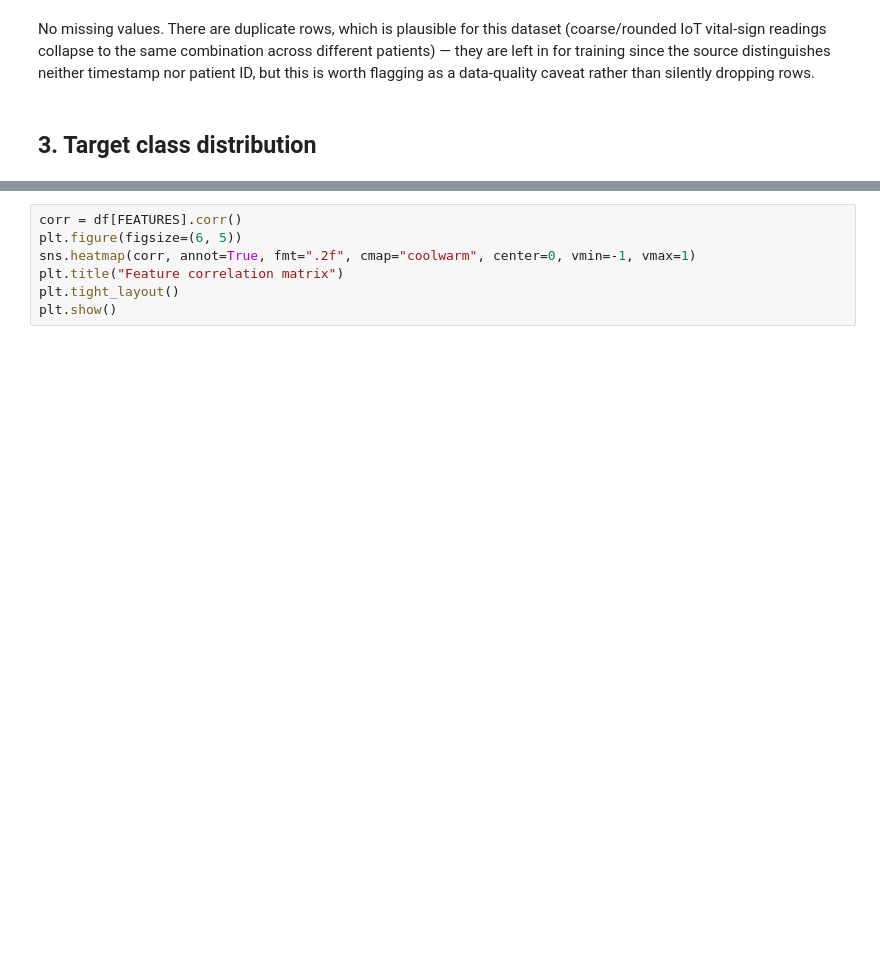
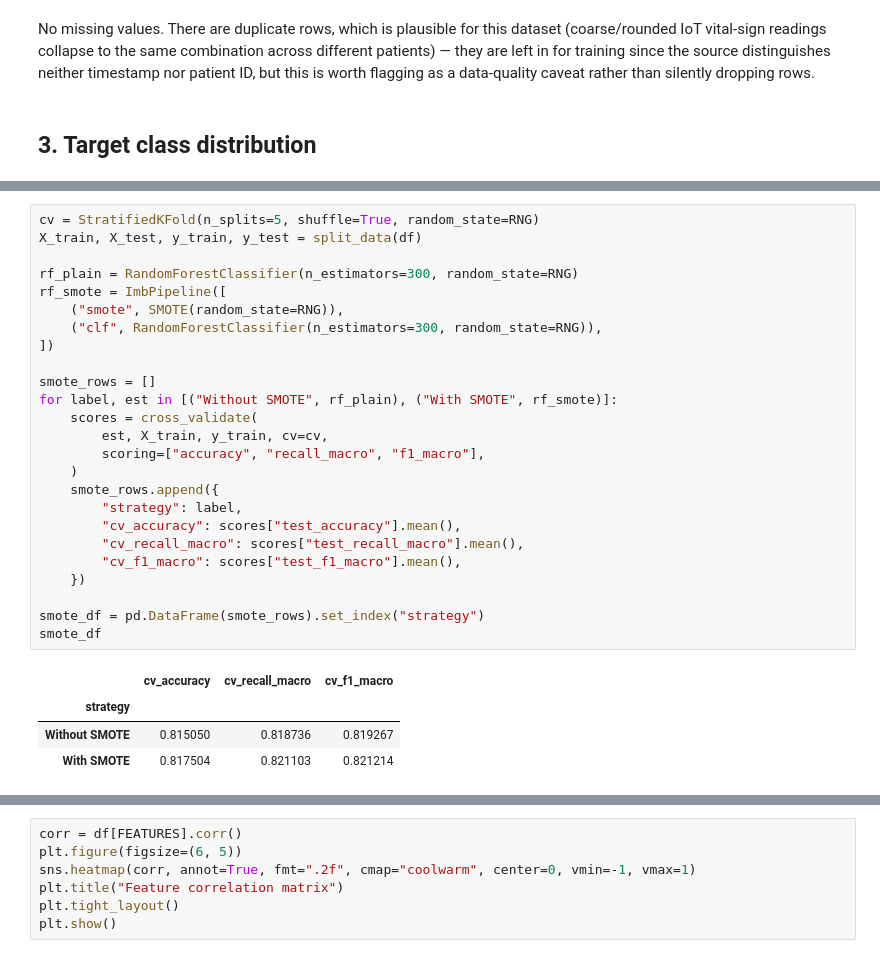
Before and after one commit to andyombogo/Eneza-Data-Science-Residential-training-2026, a Jupyter notebook: project7-maternal-child-health/notebooks/task1_risk_classifier_eda.ipynb, the cells around one changed output, grey strips where cells are left out. Cells and saved outputs as stored; diff of their text form; blank space fills up the shorter version.

```diff
--- a/project7-maternal-child-health/notebooks/task1_risk_classifier_eda.ipynb
+++ b/project7-maternal-child-health/notebooks/task1_risk_classifier_eda.ipynb
@@ -105,0 +117,30 @@ Classes are moderately imbalanced (`high risk` is the smallest at ~27%) but not
+# %%
+cv = StratifiedKFold(n_splits=5, shuffle=True, random_state=RNG)
+X_train, X_test, y_train, y_test = split_data(df)
+
+rf_plain = RandomForestClassifier(n_estimators=300, random_state=RNG)
+rf_smote = ImbPipeline([
+    ("smote", SMOTE(random_state=RNG)),
+    ("clf", RandomForestClassifier(n_estimators=300, random_state=RNG)),
+])
+
+smote_rows = []
+for label, est in [("Without SMOTE", rf_plain), ("With SMOTE", rf_smote)]:
+    scores = cross_validate(
+        est, X_train, y_train, cv=cv,
+        scoring=["accuracy", "recall_macro", "f1_macro"],
+    )
+    smote_rows.append({
+        "strategy": label,
+        "cv_accuracy": scores["test_accuracy"].mean(),
+        "cv_recall_macro": scores["test_recall_macro"].mean(),
+        "cv_f1_macro": scores["test_f1_macro"].mean(),
+    })
+
+smote_df = pd.DataFrame(smote_rows).set_index("strategy")
+smote_df
+# %% [output]
+|  | cv_accuracy | cv_recall_macro | cv_f1_macro |
+| strategy |  |  |  |
+| Without SMOTE | 0.815050 | 0.818736 | 0.819267 |
+| With SMOTE | 0.817504 | 0.821103 | 0.821214 |
```
Also changed, not shown: parts of 26 cells of this notebook, 4 other files.
